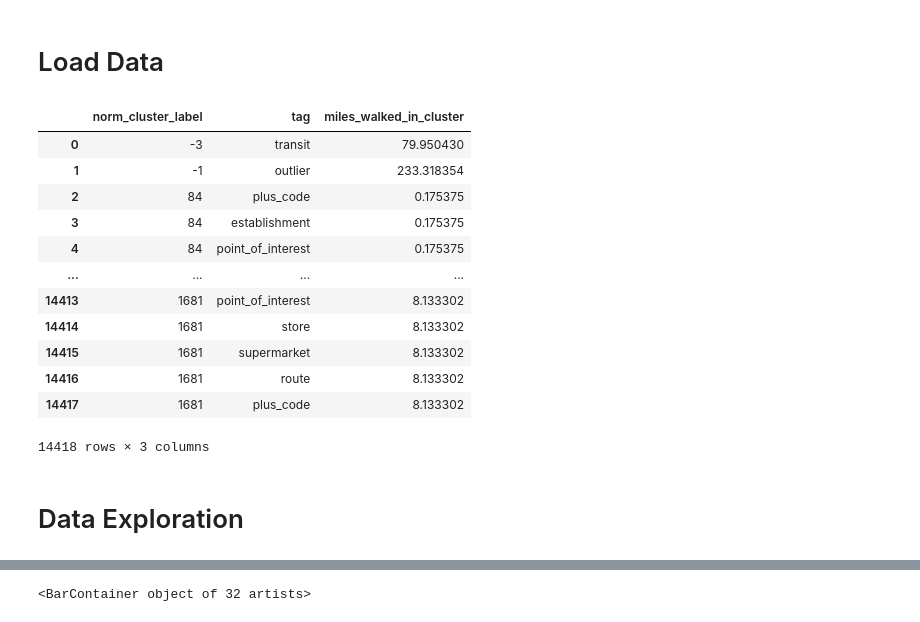
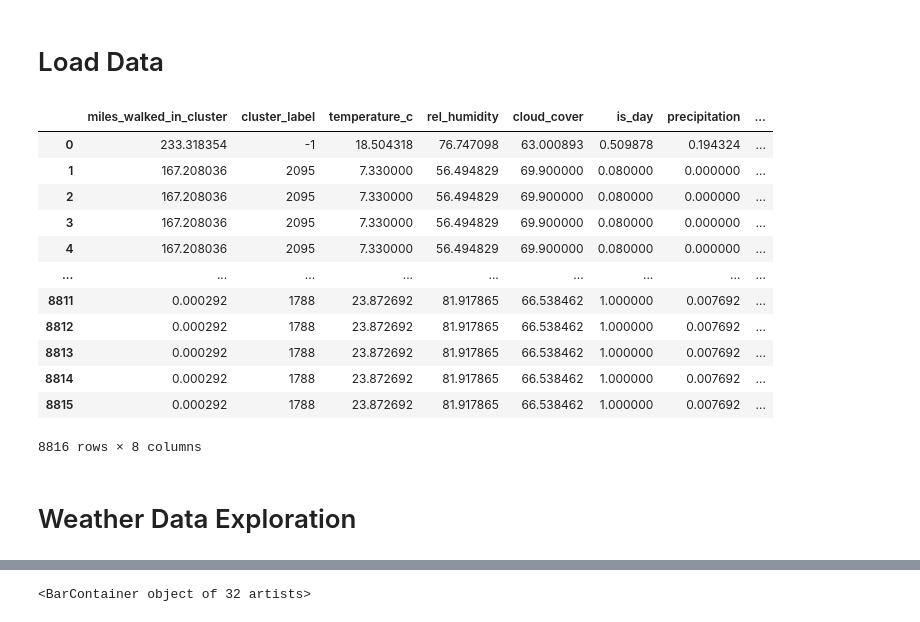
Before and after one commit to johnryanmcnally/tile_tracker_pipeline, a Jupyter notebook: model_scripts/model_exploration.ipynb, the cells around one changed output, grey strips where cells are left out. Drawn from its saved outputs; the diff is of its cells as text; code cells hidden in the pictures.

```diff
--- a/model_scripts/model_exploration.ipynb
+++ b/model_scripts/model_exploration.ipynb
@@ -27,36 +28,59 @@ db_host = 'localhost' # Or your PostgreSQL server IP/hostname
 db_port = '5432'      # Default PostgreSQL port
 db_name = 'tile_db'
 # %%
-cluster_label = 'norm_cluster_label' # norm_cluster_label , cluster_label
+cluster_label = 'cluster_label' # norm_cluster_label , cluster_label
 table_name = 'miles_walked_by_cluster' if cluster_label == 'cluster_label' else 'miles_walked_by_norm_cluster'
-query = f"""
+tagquery = f"""
 SELECT
 	t.{cluster_label},
 	t.tag,
 	mn.miles_walked_in_cluster
 
 FROM tags as t
 INNER JOIN {table_name} as mn
 ON t.{cluster_label} = mn.{cluster_label}
 ;
 """
+weatherquery = f"""
+WITH weather_data as (SELECT
+	tdj.{cluster_label},
+	AVG(w.temperature_2m) as temperature_C,
+	AVG(w.relative_humidity_2m) as rel_humidity,
+	AVG(w.cloud_cover) AS cloud_cover,
+	AVG(w.is_day) AS is_day,
+	AVG(w.precipitation) AS precipitation
+FROM weather as w
+INNER JOIN tile_data_john as tdj
+ON w.index = tdj.index
+GROUP BY tdj.{cluster_label})
+
+SELECT
+	m.miles_walked_in_cluster,
+	w.*
+FROM {table_name} as m
+INNER JOIN weather_data as w
+ON m.{cluster_label} = w.{cluster_label}
+;
+"""
 engine = create_engine(f'postgresql+psycopg2://{db_user}:{db_password}@{db_host}:{db_port}/{db_name}')
-tagsdf = pd.read_sql(query, engine)
+tagdf = pd.read_sql(tagquery, engine)
+weatherdf = pd.read_sql(weatherquery, engine)
 engine.dispose()
-tagsdf
+df = pd.merge(weatherdf, tagdf[[cluster_label,'tag']], how='left', on=cluster_label)
+df
 # %% [output]
-|  | norm_cluster_label | tag | miles_walked_in_cluster |
-| 0 | -3 | transit | 79.950430 |
-| 1 | -1 | outlier | 233.318354 |
-| 2 | 84 | plus_code | 0.175375 |
-| 3 | 84 | establishment | 0.175375 |
-| 4 | 84 | point_of_interest | 0.175375 |
-| ... | ... | ... | ... |
-| 14413 | 1681 | point_of_interest | 8.133302 |
-| 14414 | 1681 | store | 8.133302 |
-| 14415 | 1681 | supermarket | 8.133302 |
-| 14416 | 1681 | route | 8.133302 |
-| 14417 | 1681 | plus_code | 8.133302 |
+|  | miles_walked_in_cluster | cluster_label | temperature_c | rel_humidity | cloud_cover | is_day | precipitation | ... |
+| 0 | 233.318354 | -1 | 18.504318 | 76.747098 | 63.000893 | 0.509878 | 0.194324 | ... |
+| 1 | 167.208036 | 2095 | 7.330000 | 56.494829 | 69.900000 | 0.080000 | 0.000000 | ... |
+| 2 | 167.208036 | 2095 | 7.330000 | 56.494829 | 69.900000 | 0.080000 | 0.000000 | ... |
+| 3 | 167.208036 | 2095 | 7.330000 | 56.494829 | 69.900000 | 0.080000 | 0.000000 | ... |
+| 4 | 167.208036 | 2095 | 7.330000 | 56.494829 | 69.900000 | 0.080000 | 0.000000 | ... |
+| ... | ... | ... | ... | ... | ... | ... | ... | ... |
+| 8811 | 0.000292 | 1788 | 23.872692 | 81.917865 | 66.538462 | 1.000000 | 0.007692 | ... |
+| 8812 | 0.000292 | 1788 | 23.872692 | 81.917865 | 66.538462 | 1.000000 | 0.007692 | ... |
+| 8813 | 0.000292 | 1788 | 23.872692 | 81.917865 | 66.538462 | 1.000000 | 0.007692 | ... |
+| 8814 | 0.000292 | 1788 | 23.872692 | 81.917865 | 66.538462 | 1.000000 | 0.007692 | ... |
+| 8815 | 0.000292 | 1788 | 23.872692 | 81.917865 | 66.538462 | 1.000000 | 0.007692 | ... |
-14418 rows × 3 columns
+8816 rows × 8 columns
 # %% [markdown]
-# Data Exploration
+# Weather Data Exploration
```
Also changed, not shown: parts of 13 cells of this notebook, 3 other files.
